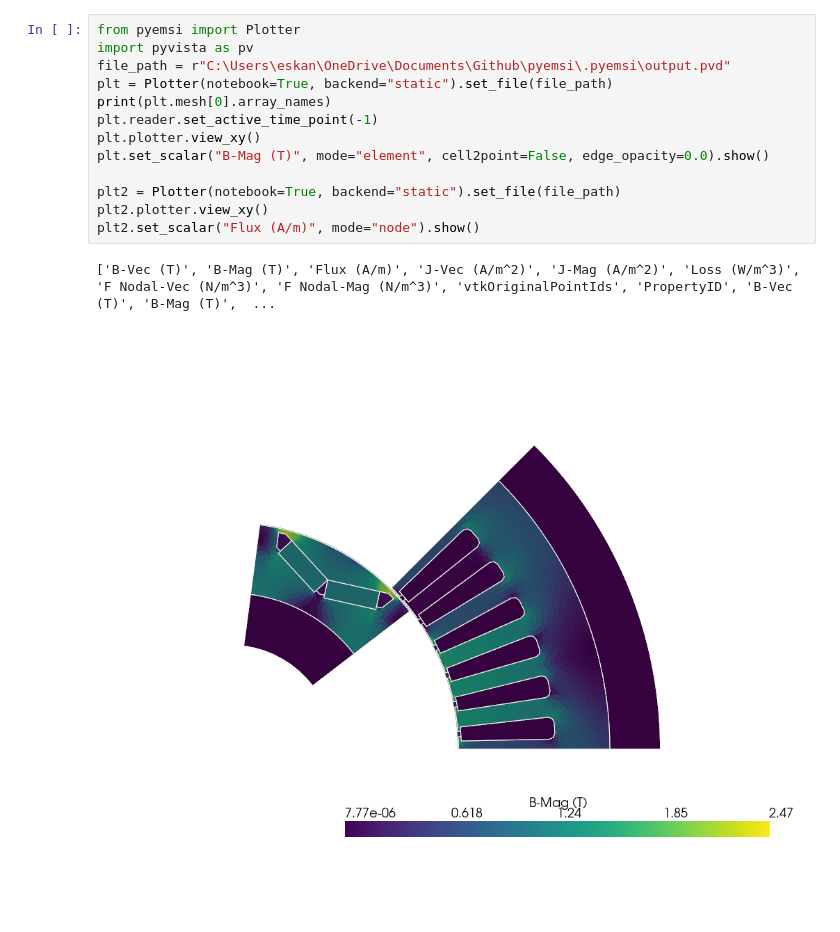
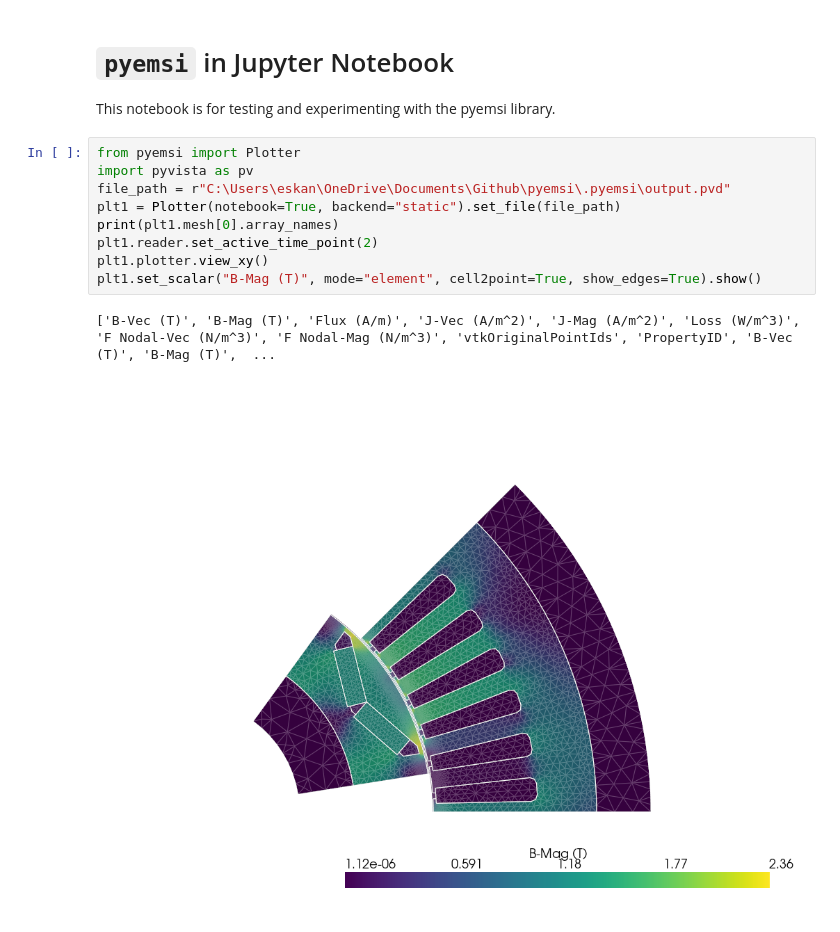
Before and after one commit to EMSolution-SSIL/pyemsi, a Jupyter notebook: Untitled-1.ipynb, the cells around one changed output. Saved outputs shown, nothing was run; the diff lists cells and outputs as text; blank space fills up the shorter version.

```diff
--- a/Untitled-1.ipynb
+++ b/Untitled-1.ipynb
@@ -1,16 +1,16 @@
+# %% [markdown]
+# `pyemsi` in Jupyter Notebook
+
+This notebook is for testing and experimenting with the pyemsi library.
 # %%
 from pyemsi import Plotter
 import pyvista as pv
 file_path = r"C:\Users\eskan\OneDrive\Documents\Github\pyemsi\.pyemsi\output.pvd"
-plt = Plotter(notebook=True, backend="static").set_file(file_path)
-print(plt.mesh[0].array_names)
-plt.reader.set_active_time_point(-1)
-plt.plotter.view_xy()
-plt.set_scalar("B-Mag (T)", mode="element", cell2point=False, edge_opacity=0.0).show()
-
-plt2 = Plotter(notebook=True, backend="static").set_file(file_path)
-plt2.plotter.view_xy()
-plt2.set_scalar("Flux (A/m)", mode="node").show()
+plt1 = Plotter(notebook=True, backend="static").set_file(file_path)
+print(plt1.mesh[0].array_names)
+plt1.reader.set_active_time_point(2)
+plt1.plotter.view_xy()
+plt1.set_scalar("B-Mag (T)", mode="element", cell2point=True, show_edges=True).show()
 # %% [output]
 ['B-Vec (T)', 'B-Mag (T)', 'Flux (A/m)', 'J-Vec (A/m^2)', 'J-Mag (A/m^2)', 'Loss (W/m^3)', 'F Nodal-Vec (N/m^3)', 'F Nodal-Mag (N/m^3)', 'vtkOriginalPointIds', 'PropertyID', 'B-Vec (T)', 'B-Mag (T)',  ...
-[figure, old version]
+[figure, new version]
```
Also changed, not shown: parts of 7 cells of this notebook, 2 other files.
